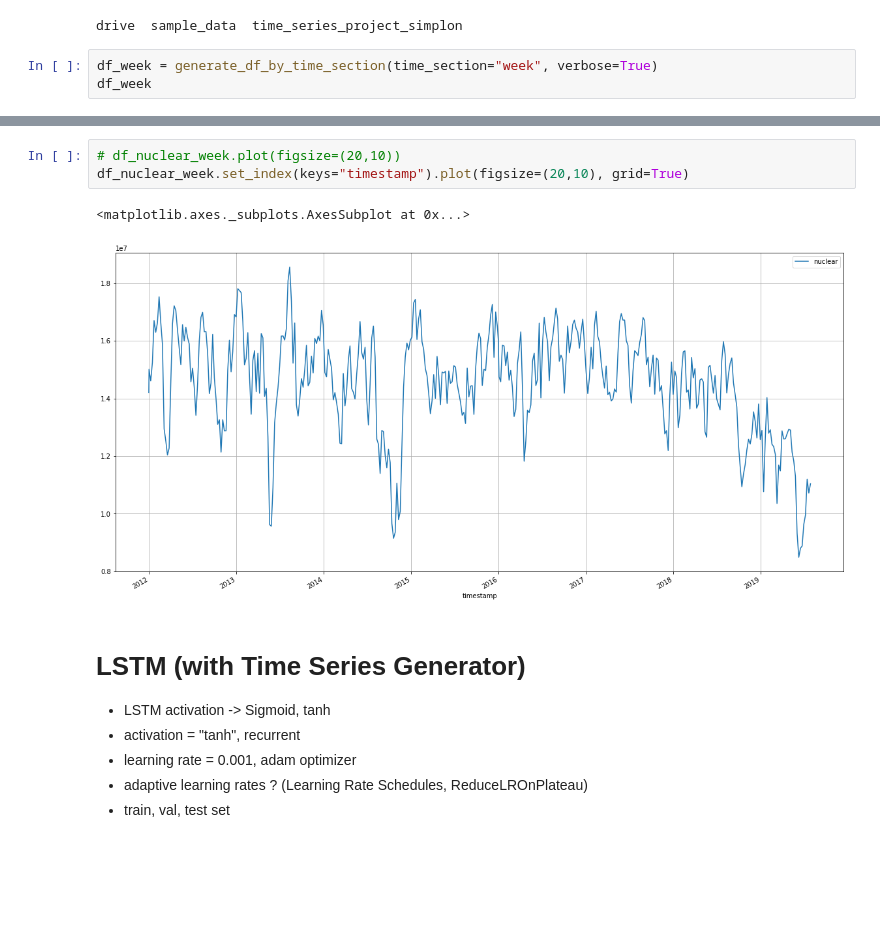
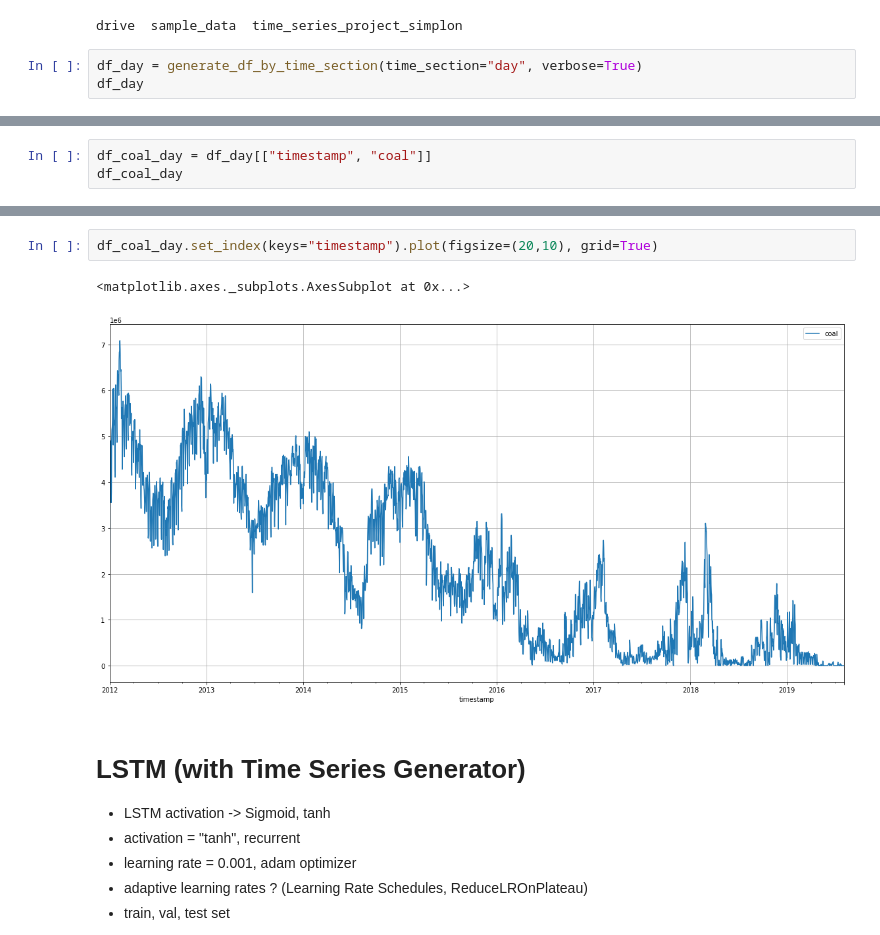
Before and after one commit to tjohanne42/time-series-project-simplon, a Jupyter notebook: dev_files/time_series_collab_notebook_arthur.ipynb, the cells around one changed output, grey strips where cells are left out. Saved outputs shown, nothing was run; the diff lists cells and outputs as text; blank space fills up the shorter version.

```diff
--- a/dev_files/time_series_collab_notebook_arthur.ipynb
+++ b/dev_files/time_series_collab_notebook_arthur.ipynb
@@ -82,6 +115,6 @@ weekly nuclear production of energy
 # %% [output]
 drive  sample_data  time_series_project_simplon
 # %%
-df_week = generate_df_by_time_section(time_section="week", verbose=True)
-df_week
+df_day = generate_df_by_time_section(time_section="day", verbose=True)
+df_day
 # %% [output]
@@ -125,0 +139,3 @@ df_nuclear_week
+# %%
+df_coal_day = df_day[["timestamp", "coal"]]
+df_coal_day
@@ -126,9 +156,8 @@ df_nuclear_week
 # %%
-# df_nuclear_week.plot(figsize=(20,10))
-df_nuclear_week.set_index(keys="timestamp").plot(figsize=(20,10), grid=True)
+df_coal_day.set_index(keys="timestamp").plot(figsize=(20,10), grid=True)
 # %% [output]
 <matplotlib.axes._subplots.AxesSubplot at 0x...>
-[figure, old version]
+[figure, new version]
 # %% [markdown]
 # LSTM (with Time Series Generator)
 
```
Also changed, not shown: parts of 60 cells of this notebook.
